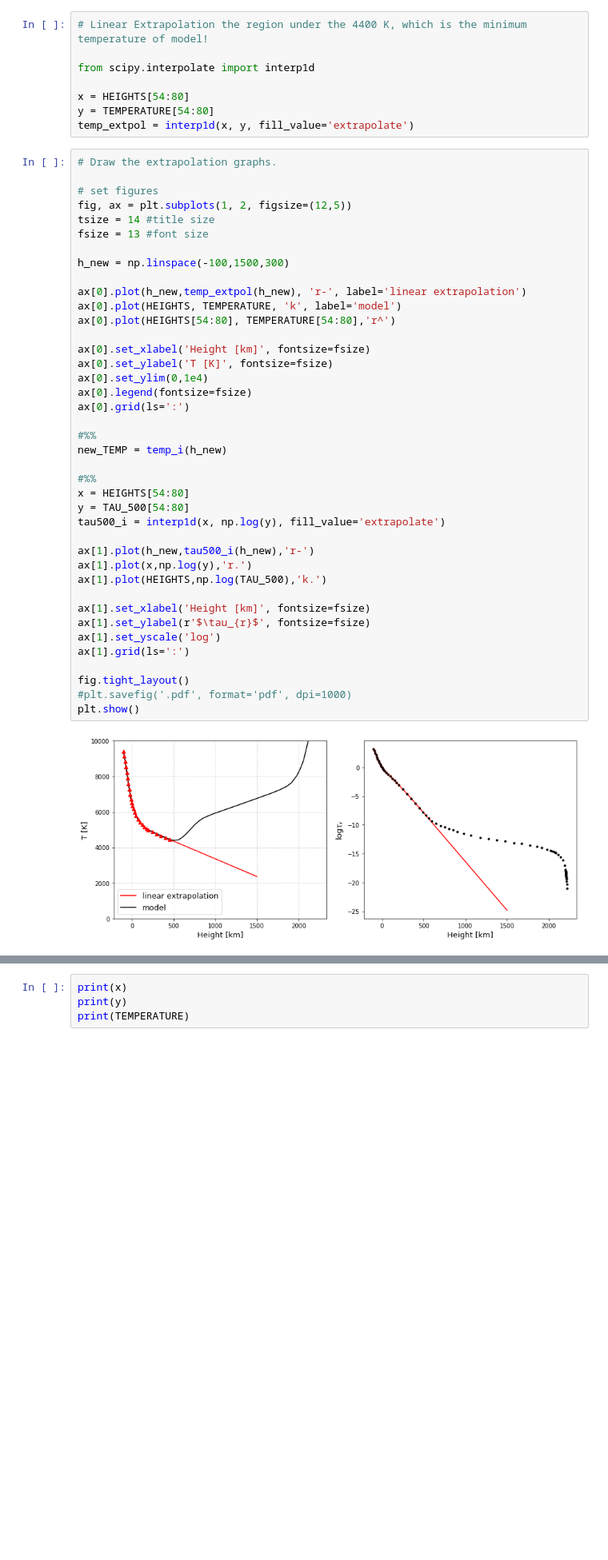
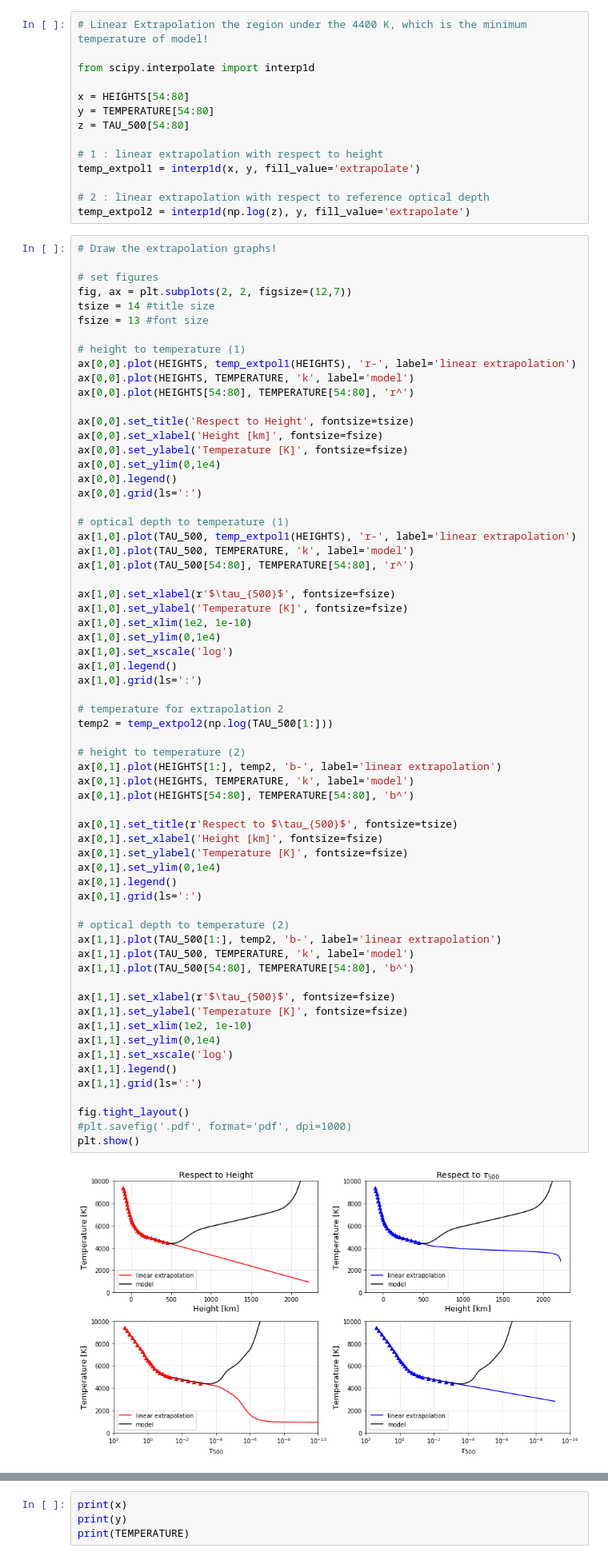
Before and after one commit to guidesk/lab2, a Jupyter notebook: lab_project_2.ipynb, the cells around one changed output, grey strips where cells are left out. Shown: that part at 80% size. Saved outputs shown, nothing was run; the diff lists cells and outputs as text; blank space fills up the shorter version.

```diff
--- a/lab_project_2.ipynb
+++ b/lab_project_2.ipynb
@@ -328,46 +334,76 @@ from scipy.interpolate import interp1d
 
 x = HEIGHTS[54:80]
 y = TEMPERATURE[54:80]
-temp_extpol = interp1d(x, y, fill_value='extrapolate')
+z = TAU_500[54:80]
+
+# 1 : linear extrapolation with respect to height
+temp_extpol1 = interp1d(x, y, fill_value='extrapolate')
+
+# 2 : linear extrapolation with respect to reference optical depth
+temp_extpol2 = interp1d(np.log(z), y, fill_value='extrapolate')
 # %%
-# Draw the extrapolation graphs.
+# Draw the extrapolation graphs!
 
 # set figures
-fig, ax = plt.subplots(1, 2, figsize=(12,5))
+fig, ax = plt.subplots(2, 2, figsize=(12,7))
 tsize = 14 #title size
 fsize = 13 #font size
 
-h_new = np.linspace(-100,1500,300)
+# height to temperature (1)
+ax[0,0].plot(HEIGHTS, temp_extpol1(HEIGHTS), 'r-', label='linear extrapolation')
+ax[0,0].plot(HEIGHTS, TEMPERATURE, 'k', label='model')
+ax[0,0].plot(HEIGHTS[54:80], TEMPERATURE[54:80], 'r^')
 
-ax[0].plot(h_new,temp_extpol(h_new), 'r-', label='linear extrapolation')
-ax[0].plot(HEIGHTS, TEMPERATURE, 'k', label='model')
-ax[0].plot(HEIGHTS[54:80], TEMPERATURE[54:80],'r^')
+ax[0,0].set_title('Respect to Height', fontsize=tsize)
+ax[0,0].set_xlabel('Height [km]', fontsize=fsize)
+ax[0,0].set_ylabel('Temperature [K]', fontsize=fsize)
+ax[0,0].set_ylim(0,1e4)
+ax[0,0].legend()
+ax[0,0].grid(ls=':')
 
-ax[0].set_xlabel('Height [km]', fontsize=fsize)
-ax[0].set_ylabel('T [K]', fontsize=fsize)
-ax[0].set_ylim(0,1e4)
-ax[0].legend(fontsize=fsize)
-ax[0].grid(ls=':')
+# optical depth to temperature (1)
+ax[1,0].plot(TAU_500, temp_extpol1(HEIGHTS), 'r-', label='linear extrapolation')
+ax[1,0].plot(TAU_500, TEMPERATURE, 'k', label='model')
+ax[1,0].plot(TAU_500[54:80], TEMPERATURE[54:80], 'r^')
 
-#%%
-new_TEMP = temp_i(h_new)
+ax[1,0].set_xlabel(r'$\tau_{500}$', fontsize=fsize)
+ax[1,0].set_ylabel('Temperature [K]', fontsize=fsize)
+ax[1,0].set_xlim(1e2, 1e-10)
+ax[1,0].set_ylim(0,1e4)
+ax[1,0].set_xscale('log')
+ax[1,0].legend()
+ax[1,0].grid(ls=':')
 
-#%%
-x = HEIGHTS[54:80]
-y = TAU_500[54:80]
-tau500_i = interp1d(x, np.log(y), fill_value='extrapolate')
+# temperature for extrapolation 2
+temp2 = temp_extpol2(np.log(TAU_500[1:]))
 
-ax[1].plot(h_new,tau500_i(h_new),'r-')
-ax[1].plot(x,np.log(y),'r.')
-ax[1].plot(HEIGHTS,np.log(TAU_500),'k.')
+# height to temperature (2)
+ax[0,1].plot(HEIGHTS[1:], temp2, 'b-', label='linear extrapolation')
+ax[0,1].plot(HEIGHTS, TEMPERATURE, 'k', label='model')
+ax[0,1].plot(HEIGHTS[54:80], TEMPERATURE[54:80], 'b^')
 
-ax[1].set_xlabel('Height [km]', fontsize=fsize)
-ax[1].set_ylabel(r'$\tau_{r}$', fontsize=fsize)
-ax[1].set_yscale('log')
-ax[1].grid(ls=':')
+ax[0,1].set_title(r'Respect to $\tau_{500}$', fontsize=tsize)
+ax[0,1].set_xlabel('Height [km]', fontsize=fsize)
+ax[0,1].set_ylabel('Temperature [K]', fontsize=fsize)
+ax[0,1].set_ylim(0,1e4)
+ax[0,1].legend()
+ax[0,1].grid(ls=':')
+
+# optical depth to temperature (2)
+ax[1,1].plot(TAU_500[1:], temp2, 'b-', label='linear extrapolation')
+ax[1,1].plot(TAU_500, TEMPERATURE, 'k', label='model')
+ax[1,1].plot(TAU_500[54:80], TEMPERATURE[54:80], 'b^')
+
+ax[1,1].set_xlabel(r'$\tau_{500}$', fontsize=fsize)
+ax[1,1].set_ylabel('Temperature [K]', fontsize=fsize)
+ax[1,1].set_xlim(1e2, 1e-10)
+ax[1,1].set_ylim(0,1e4)
+ax[1,1].set_xscale('log')
+ax[1,1].legend()
+ax[1,1].grid(ls=':')
 
 fig.tight_layout()
 #plt.savefig('.pdf', format='pdf', dpi=1000)
 plt.show()
 # %% [output]
-[figure, old version]
+[figure, new version]
```
Also changed, not shown: parts of 7 cells of this notebook.
